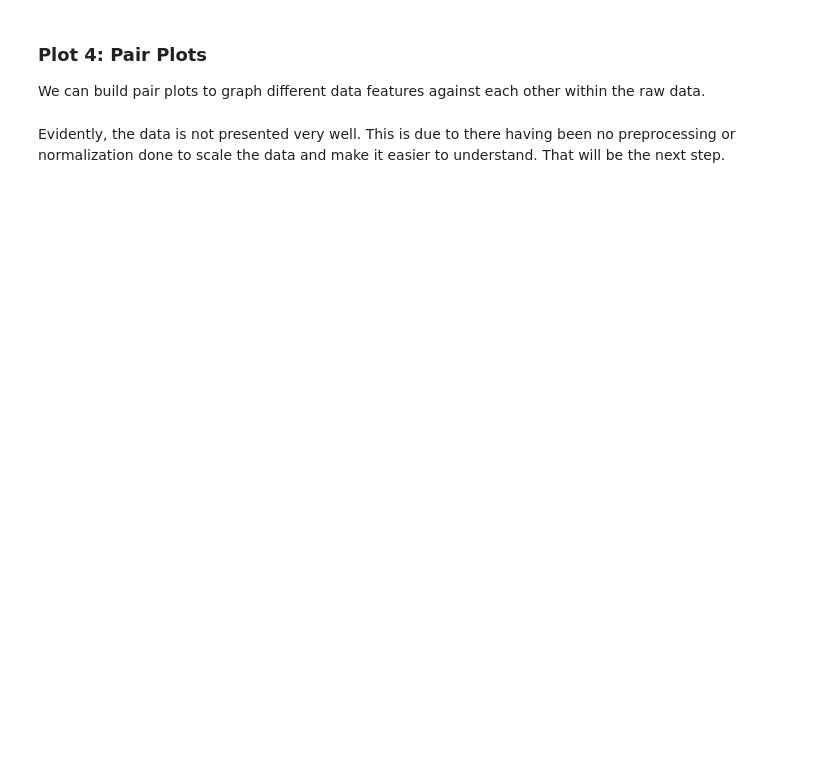
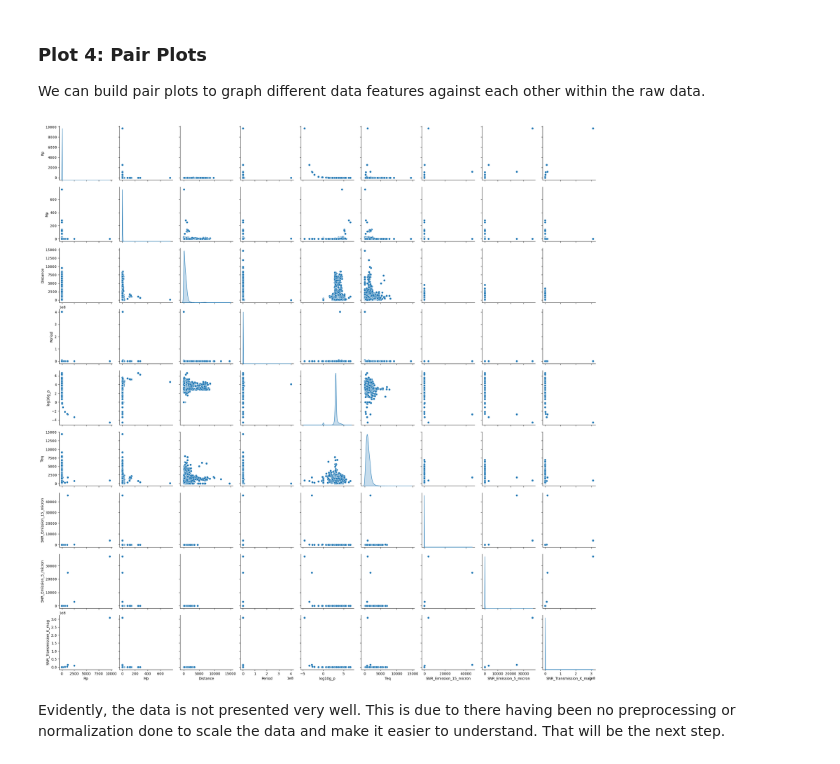
Before and after one commit to Anupam0612/exoplanets, a Jupyter notebook: docs/finalreport.ipynb, the cells around one changed output. Cells and saved outputs as stored; diff of their text form; code cells hidden in the pictures; blank space fills up the shorter version.

```diff
--- a/docs/finalreport.ipynb
+++ b/docs/finalreport.ipynb
@@ -164,17 +172,19 @@ We can build pair plots to graph different data features against each other with
 # %%
 import pandas as pd
 import seaborn as sns
 import matplotlib.pyplot as plt
 # Plot 4: Pair Plots
 # Assuming 'df' is your DataFrame with relevant columns
 # Include the features and target variables in the pair plot
 columns_to_plot = ['Rp', 'Mp', 'Distance', 'Period', 'log10g_p', 'Teq','SNR_Emission_15_micron', 'SNR_Emission_5_micron', 'SNR_Transmission_K_mag']
 
 # Create a subset of the DataFrame with the selected columns
 df_subset = df[columns_to_plot]
 
 # Plotting pair plot
-sns.pairplot(df_subset, diag_kind='kde', markers='o', palette='viridis')
+sns.pairplot(df_subset, diag_kind='kde', markers='o')
 plt.show()
+# %% [output]
+[figure, added]
 # %% [markdown]
 Evidently, the data is not presented very well. This is due to there having been no preprocessing or normalization done to scale the data and make it easier to understand. That will be the next step.
```
Also changed, not shown: parts of 22 cells of this notebook.
